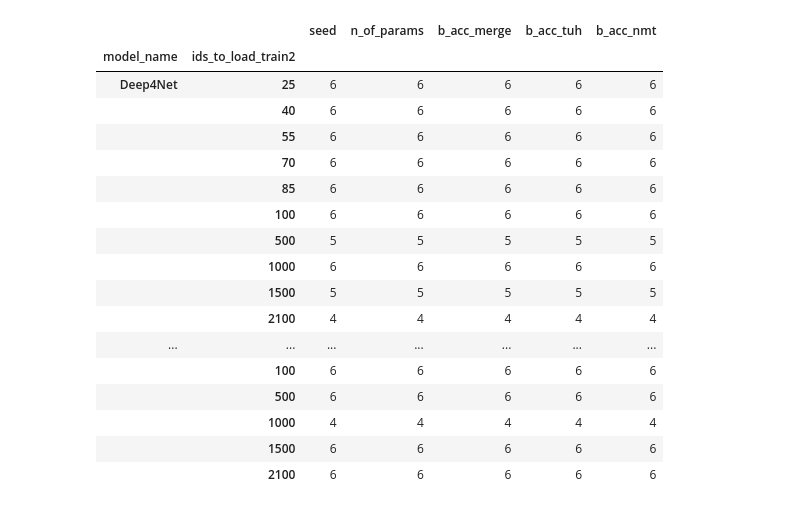
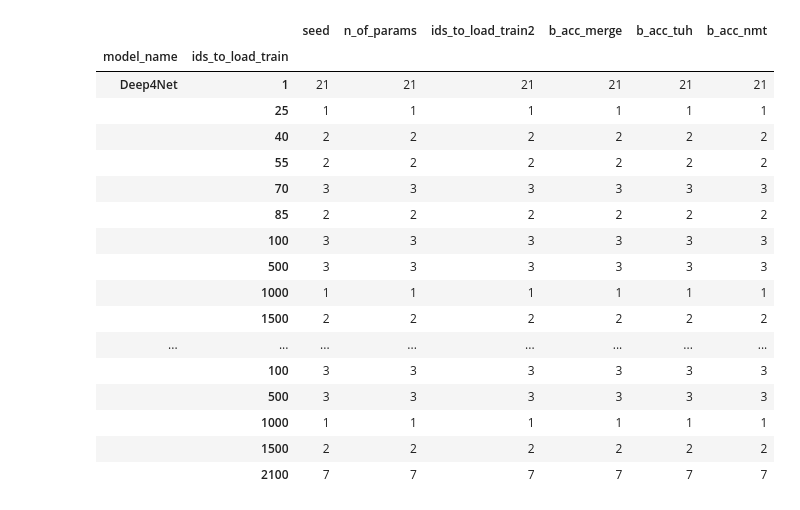
Before and after one commit to MohammadJavadD/TUHAbnormal-Expansion-dataset, a Jupyter notebook: scaling_plot.ipynb, the cells around one changed output. Saved outputs shown, nothing was run; the diff lists cells and outputs as text; code cells hidden in the pictures.

Commit message:
"debug: chages for multi-domain training"

```diff
--- a/scaling_plot.ipynb
+++ b/scaling_plot.ipynb
@@ -4,16 +4,8 @@ import pandas as pd
 import matplotlib.pyplot as plt
 
 # Read the csv file into a dataframe
-df = pd.read_csv("output_nmt.csv")
+df = pd.read_csv("output_all.csv")
 
 
-# Sort the dataframe by day in ascending order
-df = df.sort_values(by="ids_to_load_train2", ascending=True) # Replace day with the column name of your csv file
-
-# Plot the dataframe using df.plot
-df[df['model_name']=='TCN'].plot(x="ids_to_load_train2", y="b_acc_nmt") # Replace x and y with the column names of your csv file
-
-plt.xlabel("x") # Label the x-axis
-plt.ylabel("y") # Label the y-axis
-plt.title("Plot of csv data") # Give a title to the plot
-plt.show() # Show the plot
+# # Sort the dataframe by day in ascending order
+# df = df.sort_values(by="ids_to_load_train2", ascending=True) # Replace day with the column name of your csv file
@@ -22,21 +12,21 @@ plt.show() # Show the plot
 # %%
-df.groupby(['model_name','ids_to_load_train2']).count()
+df.groupby(['model_name','ids_to_load_train']).count()
 # %% [output]
-|  |  | seed | n_of_params | b_acc_merge | b_acc_tuh | b_acc_nmt |
-| model_name | ids_to_load_train2 |  |  |  |  |  |
-| Deep4Net | 25 | 6 | 6 | 6 | 6 | 6 |
-|  | 40 | 6 | 6 | 6 | 6 | 6 |
-|  | 55 | 6 | 6 | 6 | 6 | 6 |
-|  | 70 | 6 | 6 | 6 | 6 | 6 |
-|  | 85 | 6 | 6 | 6 | 6 | 6 |
-|  | 100 | 6 | 6 | 6 | 6 | 6 |
-|  | 500 | 5 | 5 | 5 | 5 | 5 |
-|  | 1000 | 6 | 6 | 6 | 6 | 6 |
-|  | 1500 | 5 | 5 | 5 | 5 | 5 |
-|  | 2100 | 4 | 4 | 4 | 4 | 4 |
-| ... | ... | ... | ... | ... | ... | ... |
-|  | 100 | 6 | 6 | 6 | 6 | 6 |
-|  | 500 | 6 | 6 | 6 | 6 | 6 |
-|  | 1000 | 4 | 4 | 4 | 4 | 4 |
-|  | 1500 | 6 | 6 | 6 | 6 | 6 |
-|  | 2100 | 6 | 6 | 6 | 6 | 6 |
+|  |  | seed | n_of_params | ids_to_load_train2 | b_acc_merge | b_acc_tuh | b_acc_nmt |
+| model_name | ids_to_load_train |  |  |  |  |  |  |
+| Deep4Net | 1 | 21 | 21 | 21 | 21 | 21 | 21 |
+|  | 25 | 1 | 1 | 1 | 1 | 1 | 1 |
+|  | 40 | 2 | 2 | 2 | 2 | 2 | 2 |
+|  | 55 | 2 | 2 | 2 | 2 | 2 | 2 |
+|  | 70 | 3 | 3 | 3 | 3 | 3 | 3 |
+|  | 85 | 2 | 2 | 2 | 2 | 2 | 2 |
+|  | 100 | 3 | 3 | 3 | 3 | 3 | 3 |
+|  | 500 | 3 | 3 | 3 | 3 | 3 | 3 |
+|  | 1000 | 1 | 1 | 1 | 1 | 1 | 1 |
+|  | 1500 | 2 | 2 | 2 | 2 | 2 | 2 |
+| ... | ... | ... | ... | ... | ... | ... | ... |
+|  | 100 | 3 | 3 | 3 | 3 | 3 | 3 |
+|  | 500 | 3 | 3 | 3 | 3 | 3 | 3 |
+|  | 1000 | 1 | 1 | 1 | 1 | 1 | 1 |
+|  | 1500 | 2 | 2 | 2 | 2 | 2 | 2 |
+|  | 2100 | 7 | 7 | 7 | 7 | 7 | 7 |
```
Also changed, not shown: parts of 4 cells of this notebook, 1 other file.
